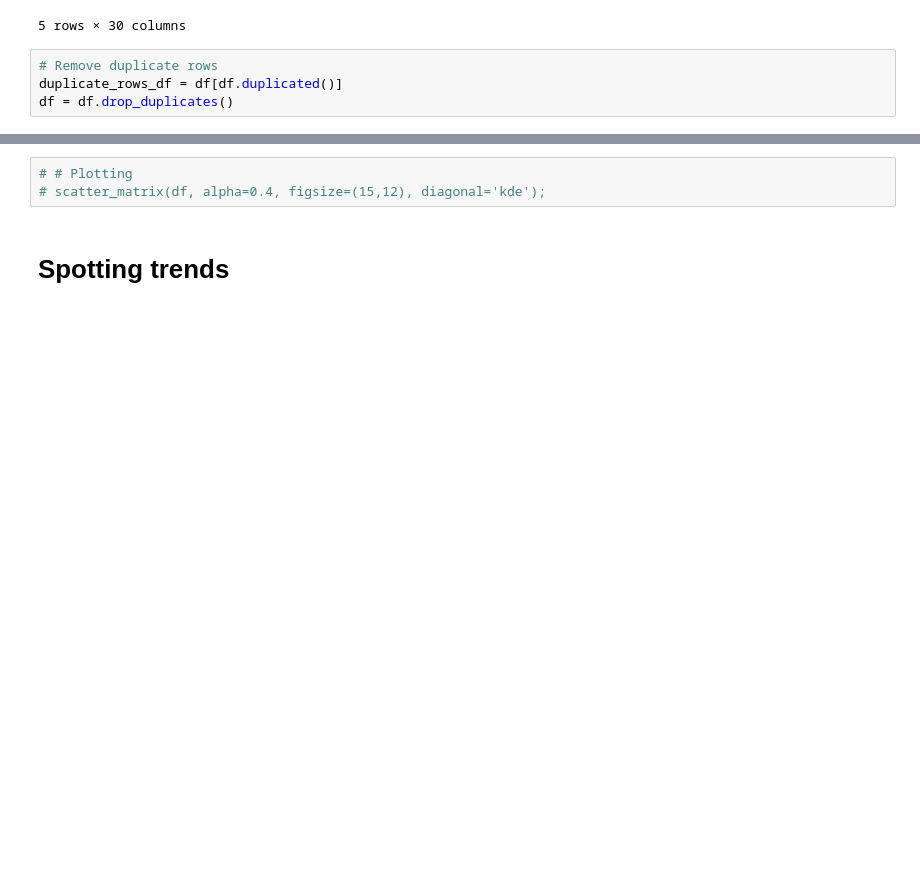
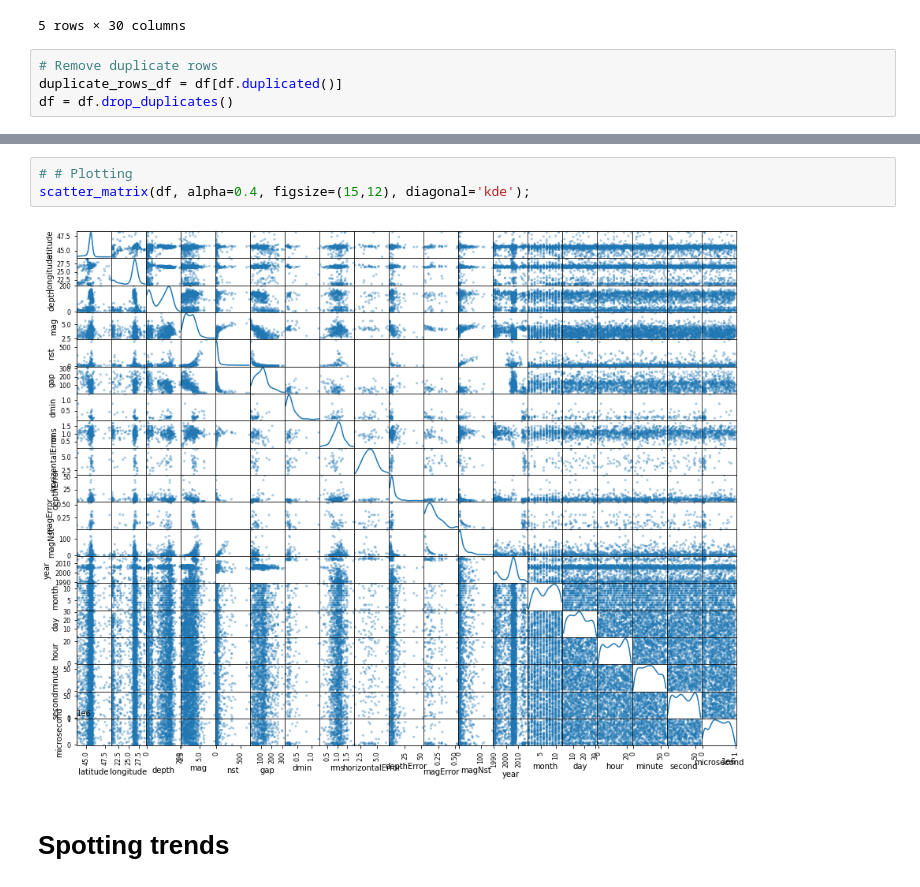
Before and after one commit to Irikos/infoVisualization, a Jupyter notebook: Romania Earthquakes - Exploratory data analysis.ipynb, the cells around one changed output, grey strips where cells are left out. Saved outputs shown, nothing was run; the diff lists cells and outputs as text; blank space fills up the shorter version.

```diff
--- a/Romania Earthquakes - Exploratory data analysis.ipynb
+++ b/Romania Earthquakes - Exploratory data analysis.ipynb
@@ -88,6 +124,8 @@ df = df.drop_duplicates()
 # %%
 # # Plotting
-# scatter_matrix(df, alpha=0.4, figsize=(15,12), diagonal='kde');
+scatter_matrix(df, alpha=0.4, figsize=(15,12), diagonal='kde');
+# %% [output]
+[figure, added]
 # %% [markdown]
 # Spotting trends
 # %%
```
Also changed, not shown: parts of 9 cells of this notebook.
